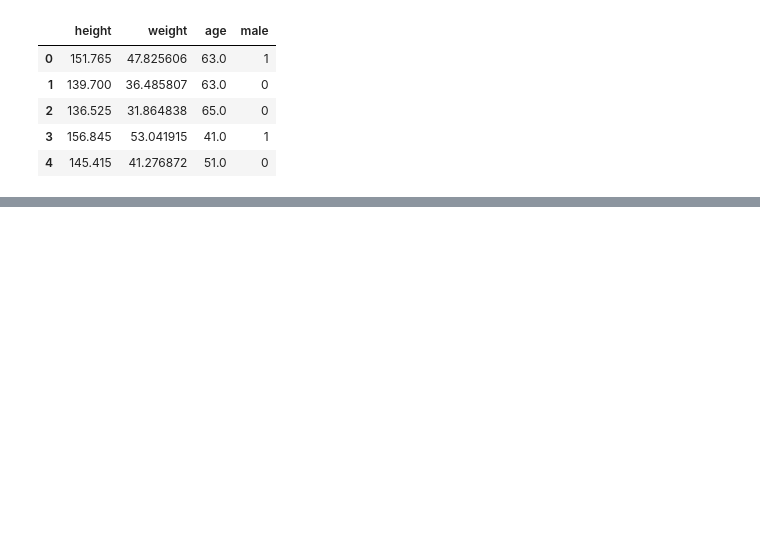
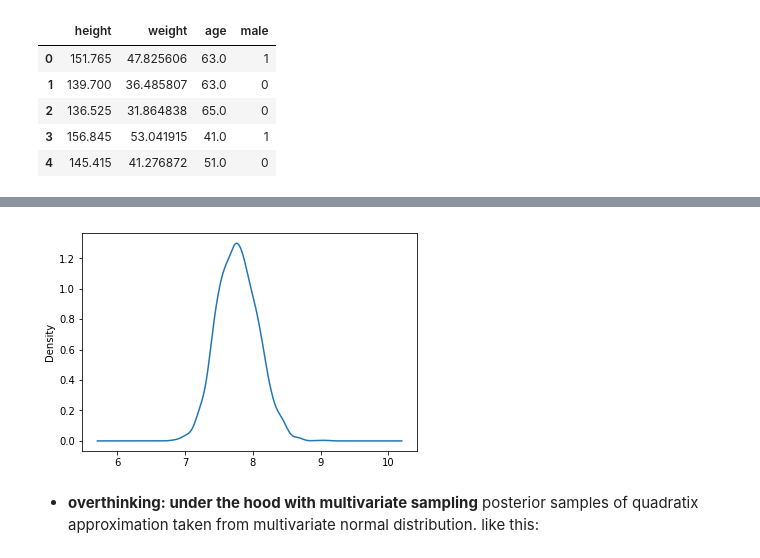
Before and after one commit to nwweber/statistical_rethinking, a Jupyter notebook: chapter_04_linear_models.ipynb, the cells around one changed output, grey strips where cells are left out. Drawn from its saved outputs; the diff is of its cells as text; code cells hidden in the pictures; blank space fills up the shorter version.

```diff
--- a/chapter_04_linear_models.ipynb
+++ b/chapter_04_linear_models.ipynb
@@ -336,0 +432,6 @@ Actually, I think I'll **follow their MCMC approach anyway, so I don't have to w
+# %%
+trace_df['sigma'].plot.density();
+# %% [output]
+[figure, added]
+# %% [markdown]
+* **overthinking: under the hood with multivariate sampling** posterior samples of quadratix approximation taken from multivariate normal distribution. like this:
```
Also changed, not shown: parts of 26 cells of this notebook.
